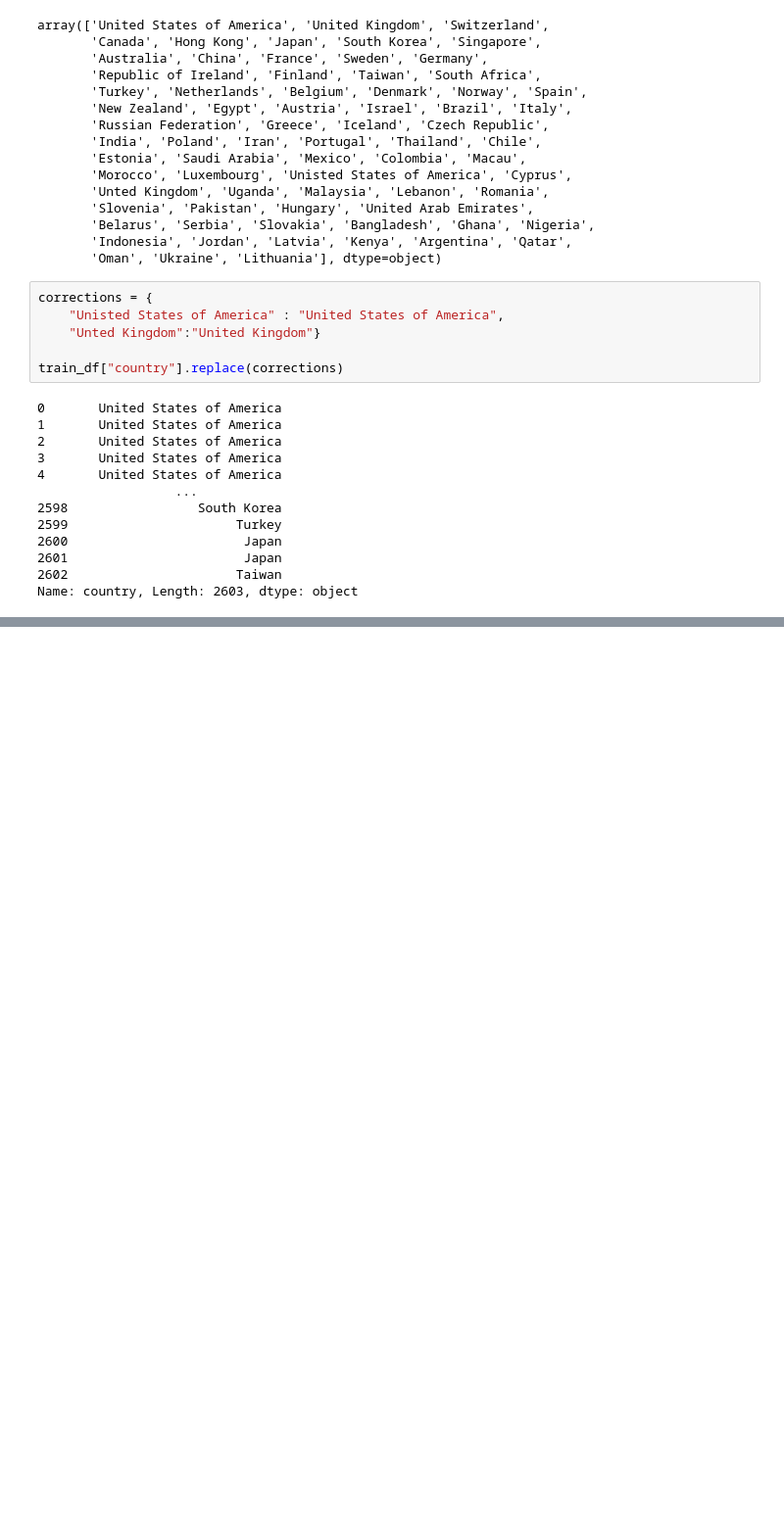
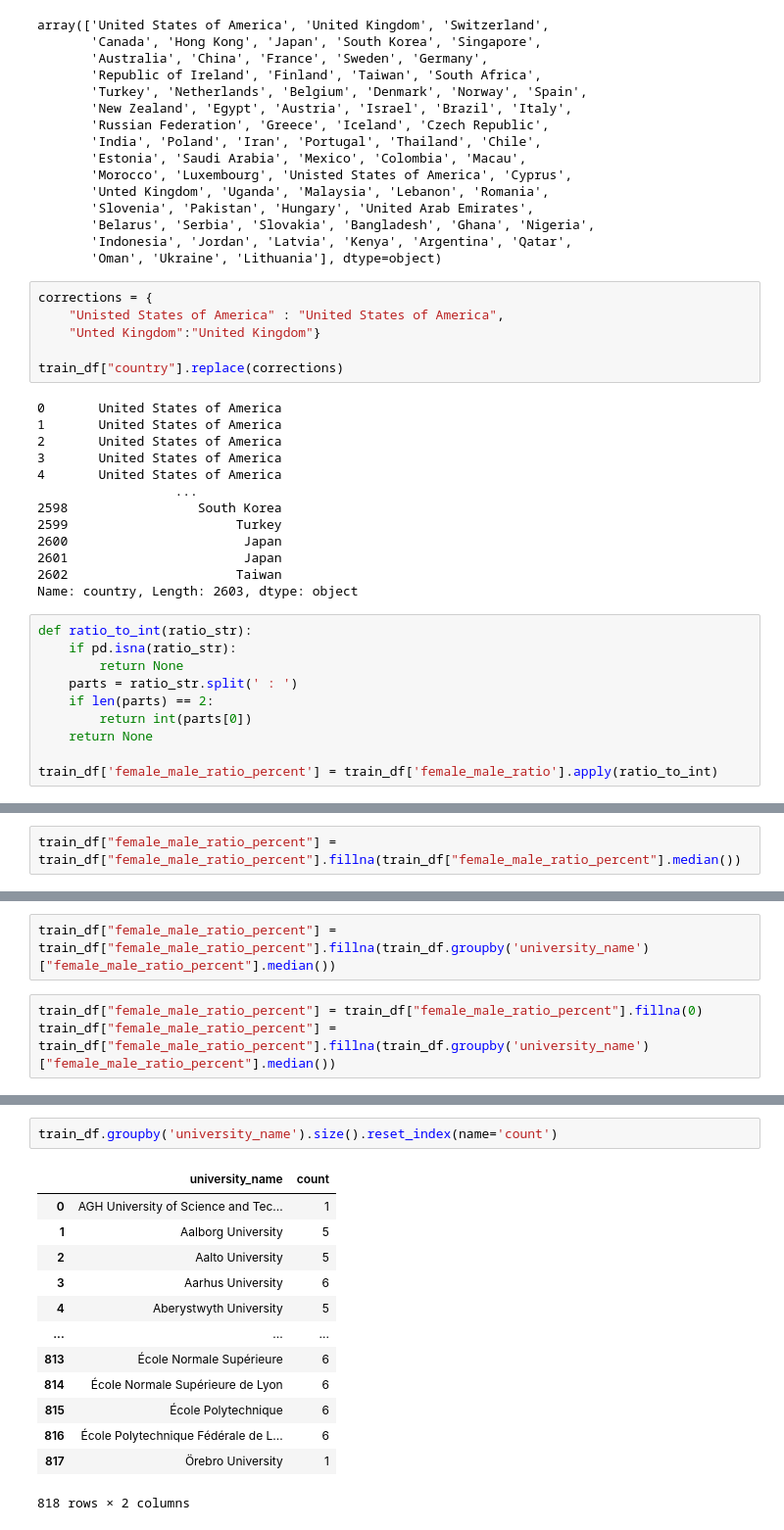
Before and after one commit to korneevec/TMS_DS, a Jupyter notebook: Lesson_13/Homework_university.ipynb, the cells around one changed output, grey strips where cells are left out. Shown at 98% size. Drawn from its saved outputs; the diff is of its cells as text; blank space fills up the shorter version.

```diff
--- a/Lesson_13/Homework_university.ipynb
+++ b/Lesson_13/Homework_university.ipynb
@@ -95,3 +95,13 @@ train_df["country"].replace(corrections)
 2601                       Japan
 2602                      Taiwan
 Name: country, Length: 2603, dtype: object
+# %%
+def ratio_to_int(ratio_str):
+    if pd.isna(ratio_str):
+        return None
+    parts = ratio_str.split(' : ')
+    if len(parts) == 2:
+        return int(parts[0])
+    return None
+
+train_df['female_male_ratio_percent'] = train_df['female_male_ratio'].apply(ratio_to_int)
@@ -97,0 +125,2 @@ Name: country, Length: 2603, dtype: object
+# %%
+train_df["female_male_ratio_percent"] = train_df["female_male_ratio_percent"].fillna(train_df["female_male_ratio_percent"].median())
@@ -97,0 +129,5 @@ Name: country, Length: 2603, dtype: object
+# %%
+train_df["female_male_ratio_percent"] = train_df["female_male_ratio_percent"].fillna(train_df.groupby('university_name')["female_male_ratio_percent"].median())
+# %%
+train_df["female_male_ratio_percent"] = train_df["female_male_ratio_percent"].fillna(0)
+train_df["female_male_ratio_percent"] = train_df["female_male_ratio_percent"].fillna(train_df.groupby('university_name')["female_male_ratio_percent"].median())
@@ -97,0 +169,16 @@ Name: country, Length: 2603, dtype: object
+# %%
+train_df.groupby('university_name').size().reset_index(name='count')
+# %% [output]
+|  | university_name | count |
+| 0 | AGH University of Science and Tec... | 1 |
+| 1 | Aalborg University | 5 |
+| 2 | Aalto University | 5 |
+| 3 | Aarhus University | 6 |
+| 4 | Aberystwyth University | 5 |
+| ... | ... | ... |
+| 813 | École Normale Supérieure | 6 |
+| 814 | École Normale Supérieure de Lyon | 6 |
+| 815 | École Polytechnique | 6 |
+| 816 | École Polytechnique Fédérale de L... | 6 |
+| 817 | Örebro University | 1 |
+818 rows × 2 columns
```
Also changed, not shown: parts of 8 cells of this notebook, 1 other file.
